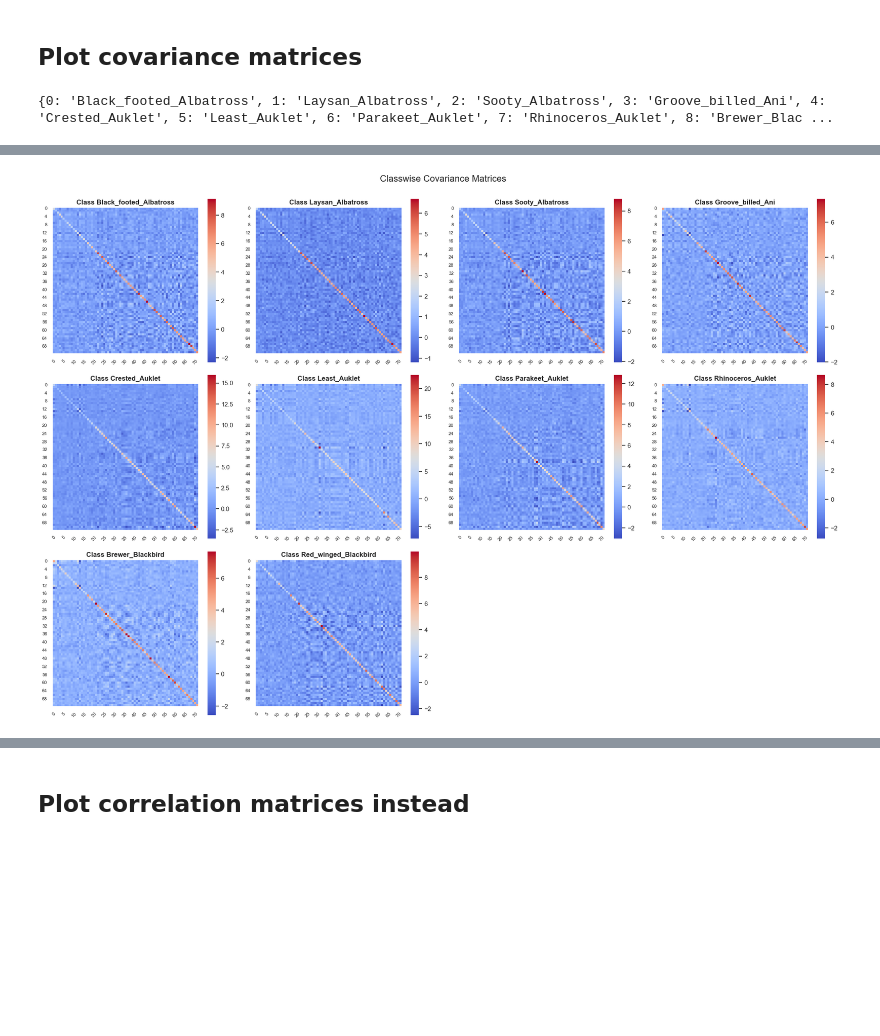
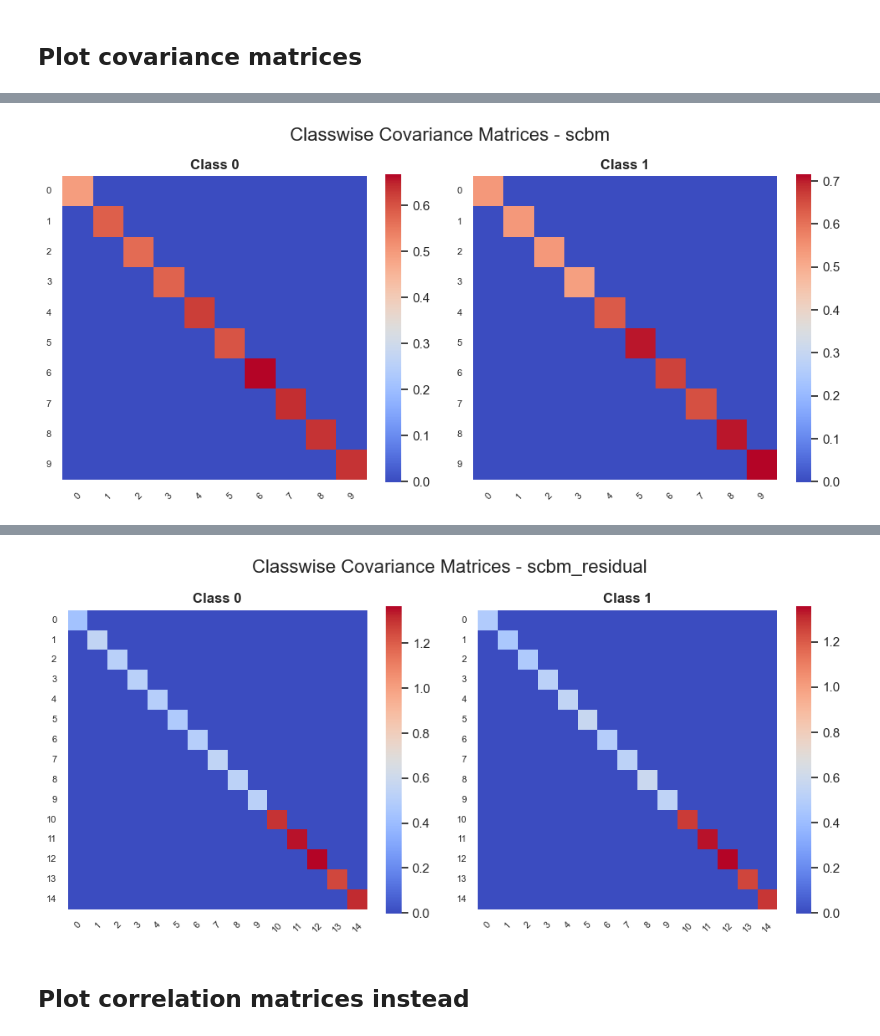
Before and after one commit to stephenmarcou/SCBM_implementation, a Jupyter notebook: plot_classwise_covariances.ipynb, the cells around one changed output, grey strips where cells are left out. Drawn from its saved outputs; the diff is of its cells as text; code cells hidden in the pictures; blank space fills up the shorter version.

Commit message:
added synthetic dataset saving, and concepts and residual predictions saving

```diff
--- a/plot_classwise_covariances.ipynb
+++ b/plot_classwise_covariances.ipynb
@@ -42,69 +132,16 @@ tensor([[ 3.1028,  0.5961,  0.1628,  ...,  0.4073, -0.0185, -0.1558],
 # %% [markdown]
 ## Plot covariance matrices
-# %%
-classes = {}
-
-class_txt_path = os.path.join("datasets", "CUB", "CUB_200_2011", "CUB_200_2011", "classes.txt")
-
-with open(class_txt_path, "r") as f:
-    for idx, line in enumerate(f):
-        class_name = line.strip().split(".")[1]
-        classes[idx] = class_name
-
-print(classes)
-# %% [output]
-{0: 'Black_footed_Albatross', 1: 'Laysan_Albatross', 2: 'Sooty_Albatross', 3: 'Groove_billed_Ani', 4: 'Crested_Auklet', 5: 'Least_Auklet', 6: 'Parakeet_Auklet', 7: 'Rhinoceros_Auklet', 8: 'Brewer_Blac ...
 # %%
-# Get the number of classes and concepts
-n_classes = 10 #len(classwise_covariances)
-n_cols = min(4, n_classes)
-n_rows = int(np.ceil(n_classes / n_cols))
+models = [("synthetic_res_scbm", "scbm", "synthetic_res_scbm_200_epochs_2026-05-20_16-03-18_fcbad"),
+          ("synthetic_res_scbm", "scbm_residual", "synthetic_res_scbm_200_epochs_2026-05-20_16-03-20_2df95")]
 
-fig, axes = plt.subplots(
-    n_rows,
-    n_cols,
-    figsize=(5 * n_cols, 4.5 * n_rows),
-    squeeze=False,
-)
-sns.set_theme(style="white")
-
-# Turn off all axes initially
-for axis in axes.flat:
-    axis.axis("off")
-
-# Plot each class's covariance matrix
-ordered_items = sorted(classwise_covariances.items(), key=lambda item: item[0])
-for plot_idx, (class_id, cov_matrix) in enumerate(ordered_items):
-    if plot_idx >= n_classes:
-        break  # Only plot up to n_classes
-    axis = axes.flat[plot_idx]
-    axis.axis("on")
-
-    # Convert to numpy if needed
-    if hasattr(cov_matrix, "detach"):
-        cov_matrix = cov_matrix.detach().cpu().numpy()
-    else:
-        cov_matrix = np.asarray(cov_matrix)
-
-    # Plot heatmap
-    sns.heatmap(
-        cov_matrix,
-        ax=axis,
-        cmap="coolwarm",
-        square=True,
-        vmin=float(np.nanmin(cov_matrix)),
-        vmax=float(np.nanmax(cov_matrix)),
-        cbar=True,
-    )
-    axis.set_title(f"Class {classes[class_id]}", fontsize=12, fontweight="bold")
-    axis.tick_params(axis="x", rotation=45, labelsize=8)
-    axis.tick_params(axis="y", rotation=0, labelsize=8)
-
-# Turn off unused subplots
-for axis in axes.flat[n_classes:]:
-    axis.axis("off")
-
-fig.suptitle("Classwise Covariance Matrices", fontsize=16, y=1.00)
-plt.tight_layout()
-plt.show()
+for dataset, model, model_path in models:
+    covariance_matrices = load_covariances(dataset, model, model_path)
+    info = dataset_info(dataset, model, model_path)
+    for key, value in info.items():
+        print(f"{key}: {value}")
+    metrics = test_metrics(dataset, model, model_path)
+    for key, value in metrics.items():
+        print(f"{key}: {value}")
+    plot(covariance_matrices, model_name=model)
 # %% [output]
@@ -111 +158 @@ plt.show()
-[figure, old version]
+[figure, new version]
@@ -112,3 +169,4 @@ plt.show()
+[figure, added]
 # %% [markdown]
 ## Plot correlation matrices instead
 # %%
```
Also changed, not shown: parts of 20 cells of this notebook, 9 other files.
